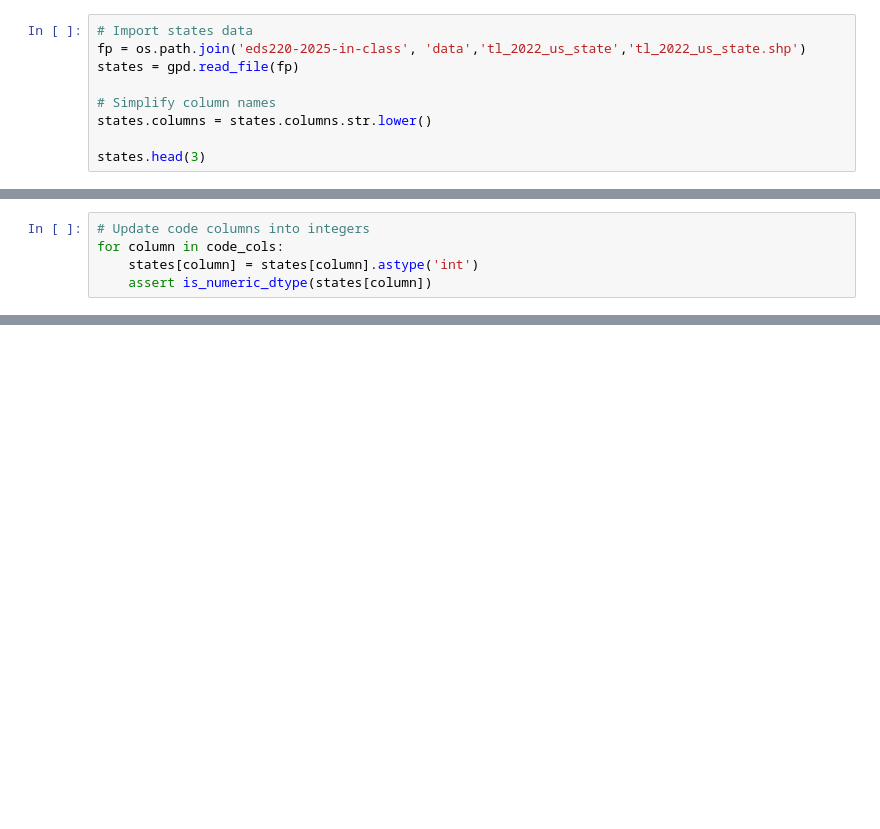
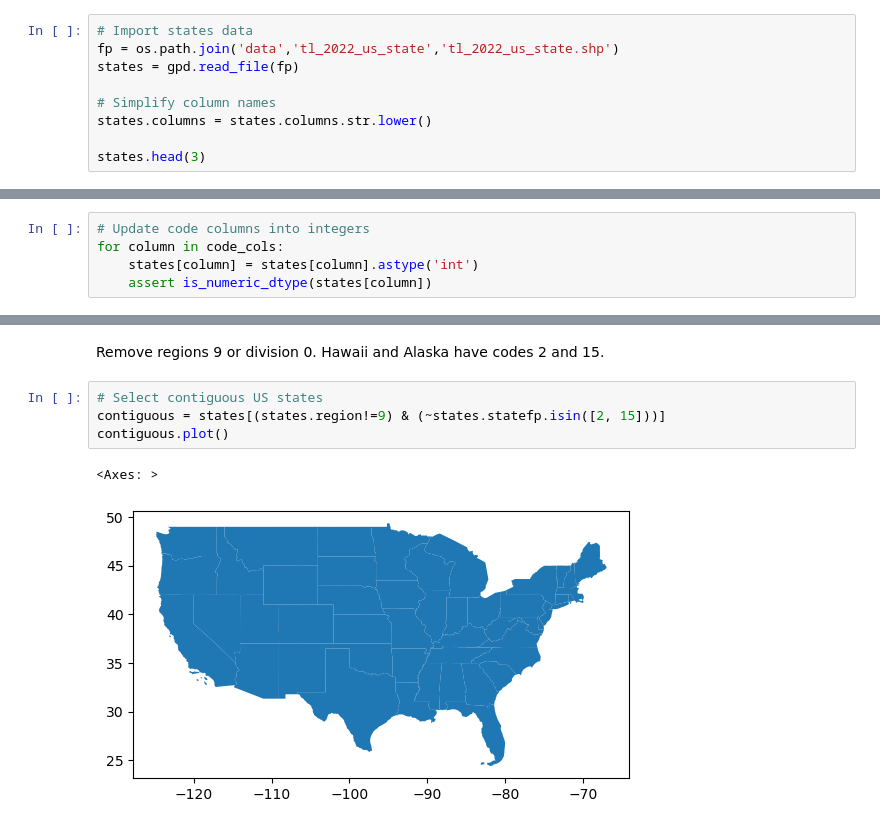
Before and after one commit to jaslynmiura/eds220-2025-in-class, a Jupyter notebook: week5-code-streamlining.ipynb, the cells around one changed output, grey strips where cells are left out. Saved outputs shown, nothing was run; the diff lists cells and outputs as text; blank space fills up the shorter version.

```diff
--- a/week5-code-streamlining.ipynb
+++ b/week5-code-streamlining.ipynb
@@ -94,7 +94,7 @@ Is the CRS geographic?    False
 Preliminary information about teh TIGER dataframe
 # %%
 # Import states data
-fp = os.path.join('eds220-2025-in-class', 'data','tl_2022_us_state','tl_2022_us_state.shp')
+fp = os.path.join('data','tl_2022_us_state','tl_2022_us_state.shp')
 states = gpd.read_file(fp)
 
 # Simplify column names
@@ -172,0 +196,10 @@ for column in code_cols:
+# %% [markdown]
+Remove regions 9 or division 0.
+Hawaii and Alaska have codes 2 and 15.
+# %%
+# Select contiguous US states
+contiguous = states[(states.region!=9) & (~states.statefp.isin([2, 15]))]
+contiguous.plot()
+# %% [output]
+<Axes: >
+[figure, added]
```
Also changed, not shown: parts of 20 cells of this notebook.
